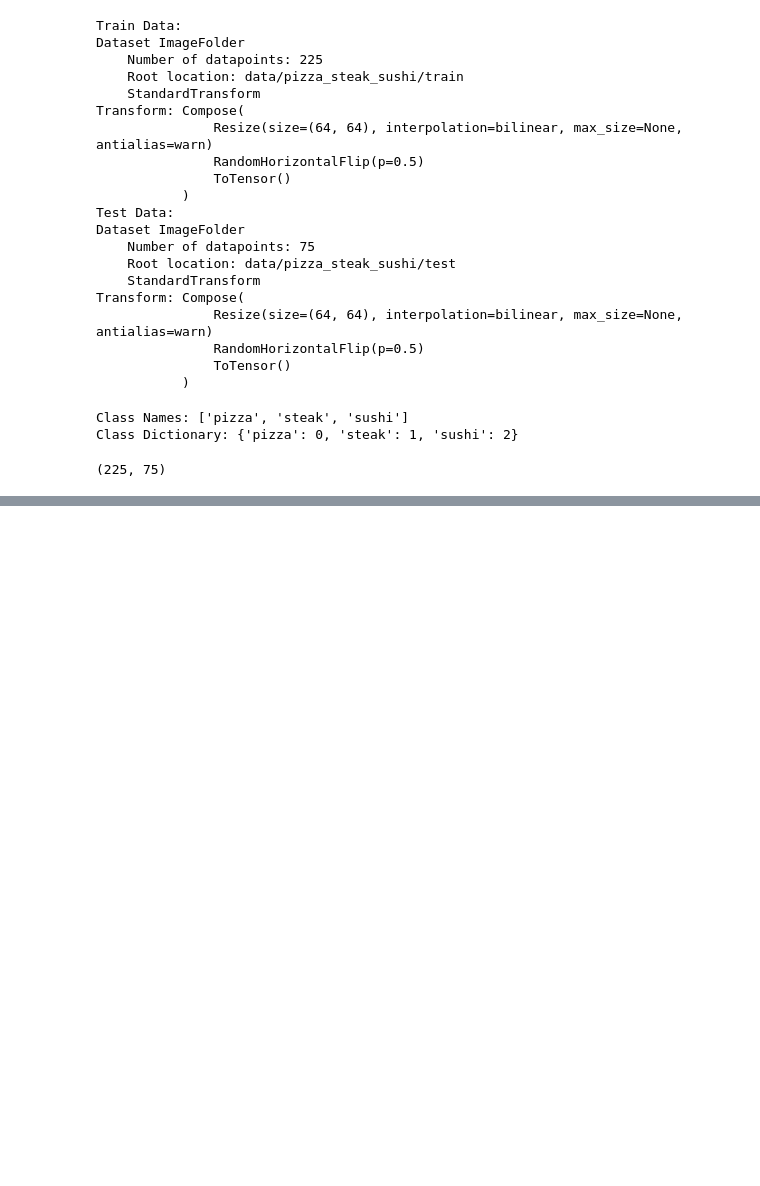
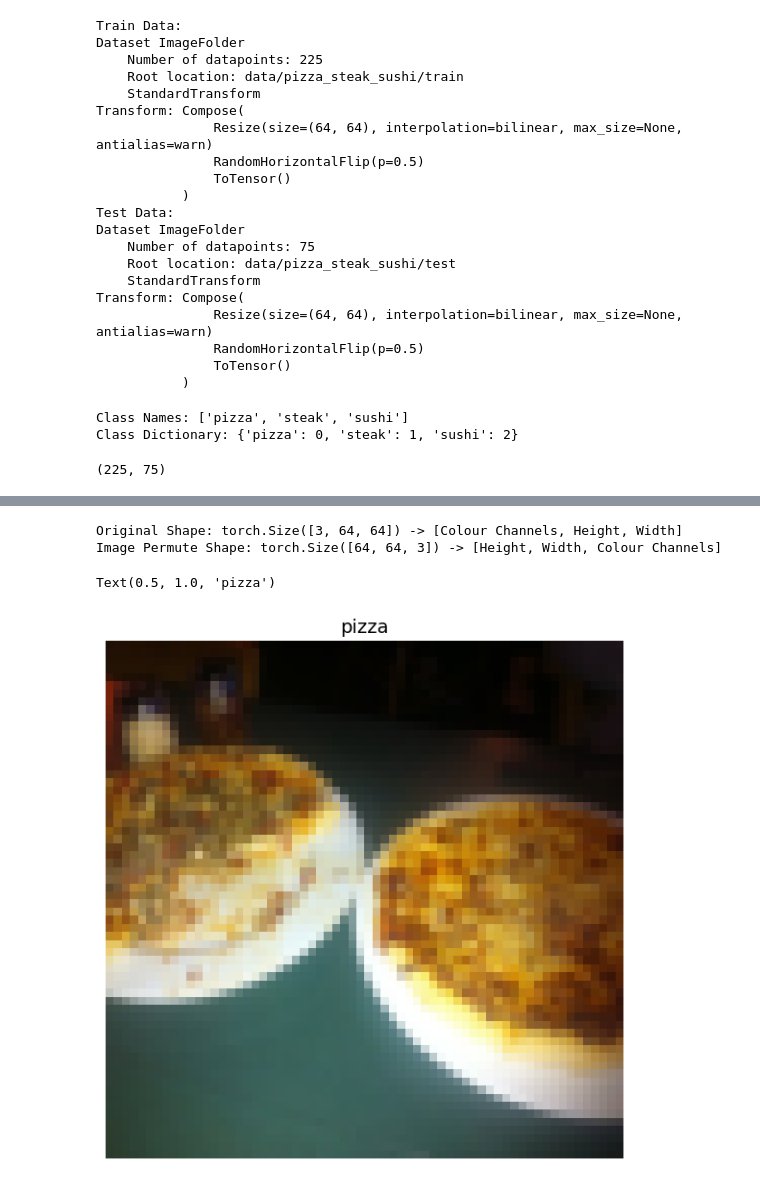
Before and after one commit to Nesasio/PyTorch-Repository, a Jupyter notebook: FoodClassifer.ipynb, the cells around one changed output, grey strips where cells are left out. Saved outputs shown, nothing was run; the diff lists cells and outputs as text; code cells hidden in the pictures; blank space fills up the shorter version.

```diff
--- a/FoodClassifer.ipynb
+++ b/FoodClassifer.ipynb
@@ -182,3 +182,10 @@ Class Dictionary: {'pizza': 0, 'steak': 1, 'sushi': 2}
 len(trainData), len(testData)
 # %% [output]
 (225, 75)
+# %%
+img, label = trainData[0][0], trainData[0][1]
+print(f"Image Tensor:\n{img}")
+print(f"Image Shape: {img.shape}")
+print(f"Image Datatype: {img.dtype}")
+print(f"Image Label: {label}")
+print(f"Label Datatype: {type(label)}")
@@ -184,0 +210,16 @@ len(trainData), len(testData)
+# %%
+# Plotting an image
+
+imgPermute = img.permute(1, 2, 0)
+print(f"Original Shape: {img.shape} -> [Colour Channels, Height, Width]")
+print(f"Image Permute Shape: {imgPermute.shape} -> [Height, Width, Colour Channels]")
+
+plt.figure(figsize=(10, 7))
+plt.imshow(img.permute(1, 2, 0))
+plt.axis("off")
+plt.title(classNames[label], fontsize=14)
+# %% [output]
+Original Shape: torch.Size([3, 64, 64]) -> [Colour Channels, Height, Width]
+Image Permute Shape: torch.Size([64, 64, 3]) -> [Height, Width, Colour Channels]
+Text(0.5, 1.0, 'pizza')
+[figure, added]
```
Also changed, not shown: parts of 4 cells of this notebook.
